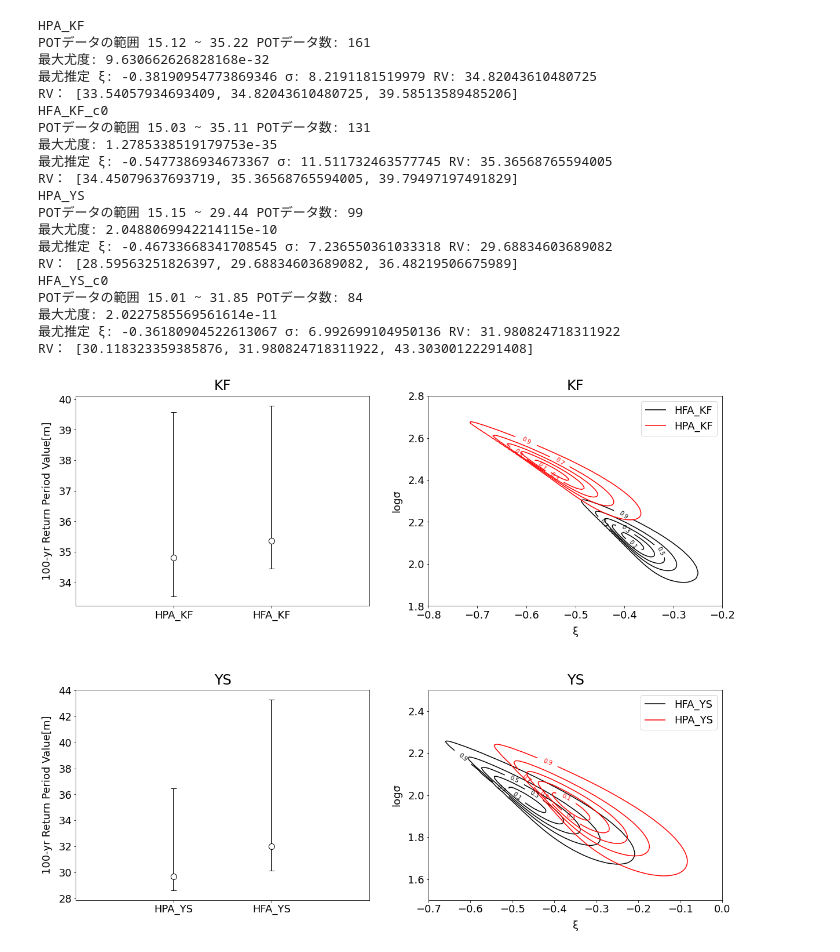
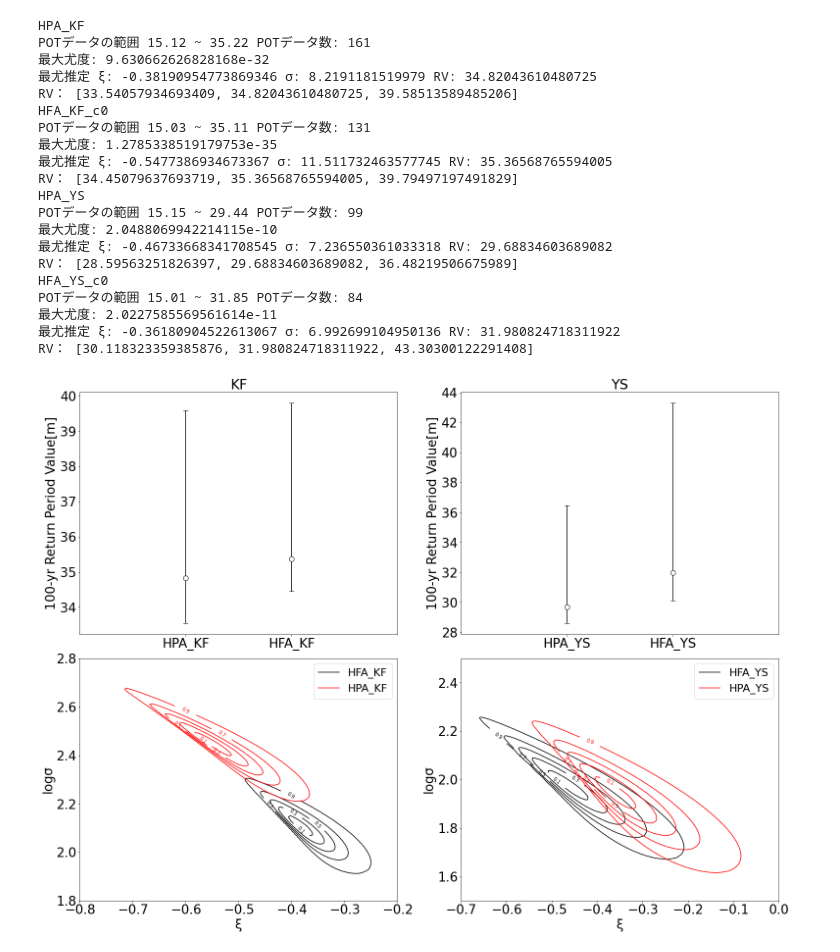
Before and after one commit to greedtn/MRI-AGCM3.2H, a Jupyter notebook: STM/calc_pot_rv.ipynb, the cells around one changed output. Drawn from its saved outputs; the diff is of its cells as text; code cells hidden in the pictures.

```diff
--- a/STM/calc_pot_rv.ipynb
+++ b/STM/calc_pot_rv.ipynb
@@ -11,7 +11,7 @@ import func
 import csv
 import math
 
-fig1 = plt.figure(figsize=(20, 16))
+fig1 = plt.figure(figsize=(22, 16))
 
 MODEL = ['KF', 'YS']
 DATA_CNT = 50
@@ -80,7 +80,7 @@ for model_num in range(len(MODEL)):
 
 
     # RVの描画
-    ax1 = fig1.add_subplot(2, 2, model_num * 2 + 1)
+    ax1 = fig1.add_subplot(2, 2, model_num  + 1)
     a = plt.errorbar(
         x=[1, 2],
         y=[RV_[1], RV_0[1]],
@@ -98,14 +98,14 @@ for model_num in range(len(MODEL)):
         color='w'
     )
     ax1.set_xlim((0, 3))
-    ax1.set_title(model[4:6], fontsize=24, pad=10)
+    ax1.set_title(model[4:6], fontsize=28)
     ax1.set_xticks([1, 2])
-    ax1.set_xticklabels(['HPA_' + model[4:6], 'HFA_' + model[4:6]], fontsize=18)
-    ax1.set_ylabel('100-yr Return Period Value[m]', fontsize=18, labelpad=10)
-    ax1.tick_params(axis='y', labelsize=18)
+    ax1.set_xticklabels(['HPA_' + model[4:6], 'HFA_' + model[4:6]], fontsize=26)
+    ax1.set_ylabel('100-yr Return Period Value[m]', fontsize=26)
+    ax1.tick_params(axis='y', labelsize=26)
 
     # パラメータ等高線の描画
-    ax2 = fig1.add_subplot(2, 2, model_num * 2 + 2)
+    ax2 = fig1.add_subplot(2, 2, model_num + 3)
     for i in range(2):
         PARAM = [PARAM_, PARAM_0][i]
         xi, sgm, sum_prob = PARAM
@@ -119,41 +119,41 @@ for model_num in range(len(MODEL)):
             cntr = ax2.contour(X, Y, Z, levels=[0.1, 0.3, 0.5, 0.7, 0.9], colors='red')
             h2,_ = cntr.legend_elements()
         ax2.clabel(cntr)
-    ax2.legend([h1[0], h2[0]], ['HFA_' + MODEL[model_num], 'HPA_' + MODEL[model_num]], fontsize=18)
+    ax2.legend([h1[0], h2[0]], ['HFA_' + MODEL[model_num], 'HPA_' + MODEL[model_num]], fontsize=22)
     if model_num == 0:
         ax2.set_xlim((-0.8, -0.2))
         ax2.set_ylim((1.8, 2.8))
     else:
         ax2.set_xlim((-0.7, 0))
         ax2.set_ylim((1.5, 2.5))
-    ax2.set_title(model[4:6], fontsize=24, pad=10)
-    ax2.set_xlabel("ξ", fontsize=18, labelpad=10)
-    ax2.set_ylabel("logσ", fontsize=18, labelpad=10)
-    ax2.tick_params(axis='x', labelsize=18)
-    ax2.tick_params(axis='y', labelsize=18)
+    # ax2.set_title(model[4:6], fontsize=24, pad=10)
+    ax2.set_xlabel("ξ", fontsize=26)
+    ax2.set_ylabel("logσ", fontsize=26)
+    ax2.tick_params(axis='x', labelsize=26)
+    ax2.tick_params(axis='y', labelsize=26)
 
-plt.subplots_adjust(hspace=0.4)
+fig1.subplots_adjust(left=0.05, right=0.95, bottom=0.05, top=0.95, hspace=0.1) #この1行を入れる
 plt.savefig("../img/100y-rv_of_stm.png")
 plt.show()
 # %% [output]
 HPA_KF
 POTデータの範囲 15.12 ~ 35.22 POTデータ数: 161
 最大尤度: 9.630662626828168e-32
 最尤推定 ξ: -0.38190954773869346 σ: 8.2191181519979 RV: 34.82043610480725
 RV： [33.54057934693409, 34.82043610480725, 39.58513589485206]
 HFA_KF_c0
 POTデータの範囲 15.03 ~ 35.11 POTデータ数: 131
 最大尤度: 1.2785338519179753e-35
 最尤推定 ξ: -0.5477386934673367 σ: 11.511732463577745 RV: 35.36568765594005
 RV： [34.45079637693719, 35.36568765594005, 39.79497197491829]
 HPA_YS
 POTデータの範囲 15.15 ~ 29.44 POTデータ数: 99
 最大尤度: 2.0488069942214115e-10
 最尤推定 ξ: -0.46733668341708545 σ: 7.236550361033318 RV: 29.68834603689082
 RV： [28.59563251826397, 29.68834603689082, 36.48219506675989]
 HFA_YS_c0
 POTデータの範囲 15.01 ~ 31.85 POTデータ数: 84
 最大尤度: 2.0227585569561614e-11
 最尤推定 ξ: -0.36180904522613067 σ: 6.992699104950136 RV: 31.980824718311922
 RV： [30.118323359385876, 31.980824718311922, 43.30300122291408]
-[figure, old version]
+[figure, new version]
```
Also changed, not shown: 6 other files.
